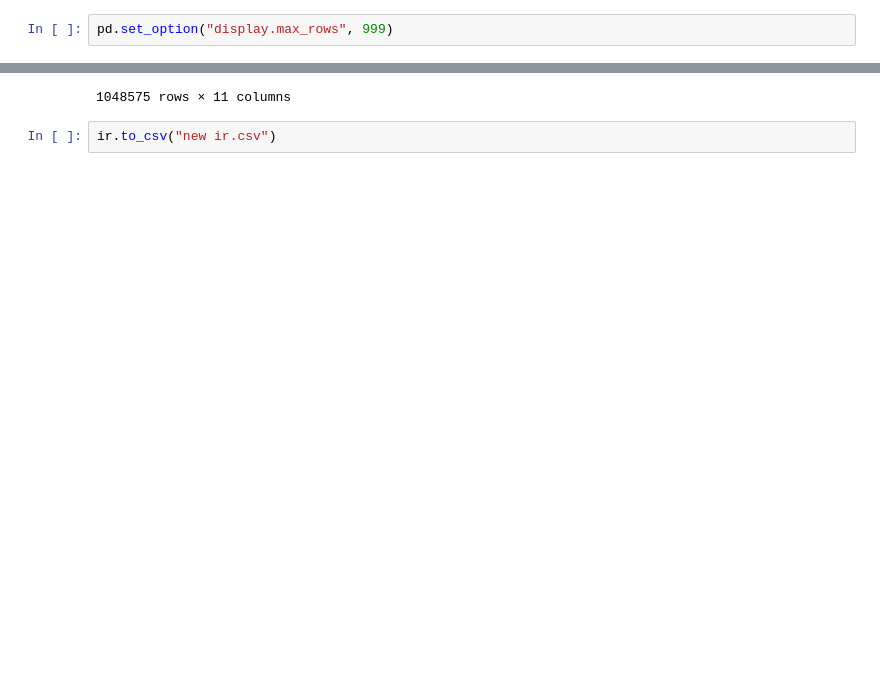
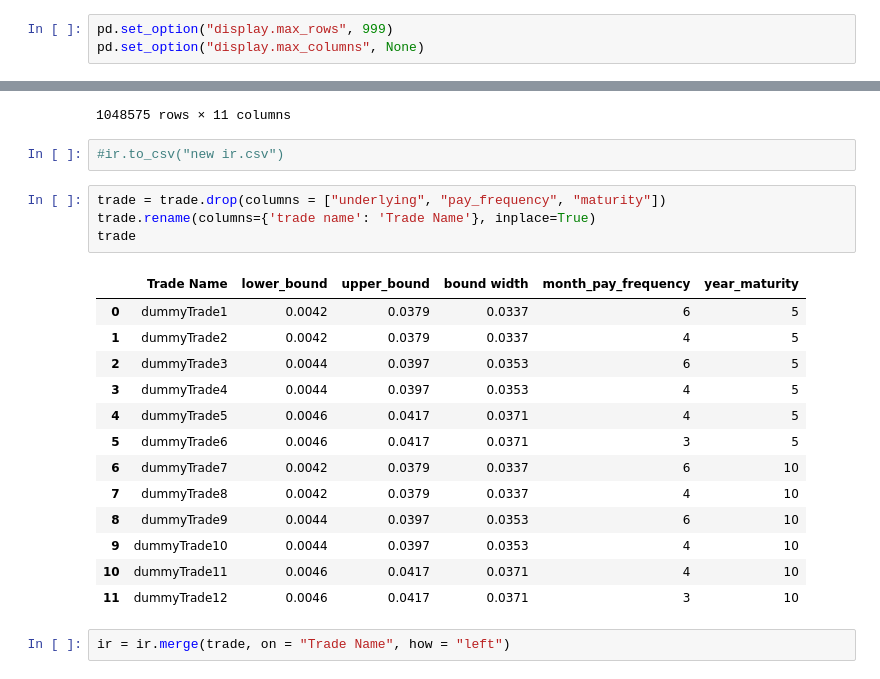
Before and after one commit to jacksonhk/UBS-data, a Jupyter notebook: preprocess.ipynb, the cells around one changed output, grey strips where cells are left out. Cells and saved outputs as stored; diff of their text form; blank space fills up the shorter version.

```diff
--- a/preprocess.ipynb
+++ b/preprocess.ipynb
@@ -4,6 +4,7 @@ import numpy as np
 import matplotlib.pyplot as plt
 # %%
 pd.set_option("display.max_rows", 999)
+pd.set_option("display.max_columns", None)
 # %%
 trade = pd.read_csv("../data/trade-information.csv")
 ir = pd.read_csv("../data/trade-price-ir-vegas.csv")
@@ -147,4 +148,24 @@ ir
 | 1048574 | 2/2/2023 | dummyTrade7 | USD | -25 | -640406.9245 | 15y | 2/2/2038 | ... |
 1048575 rows × 11 columns
 # %%
-ir.to_csv("new ir.csv")
+#ir.to_csv("new ir.csv")
+# %%
+trade = trade.drop(columns = ["underlying", "pay_frequency", "maturity"])
+trade.rename(columns={'trade name': 'Trade Name'}, inplace=True)
+trade
+# %% [output]
+|  | Trade Name | lower_bound | upper_bound | bound width | month_pay_frequency | year_maturity |
+| 0 | dummyTrade1 | 0.0042 | 0.0379 | 0.0337 | 6 | 5 |
+| 1 | dummyTrade2 | 0.0042 | 0.0379 | 0.0337 | 4 | 5 |
+| 2 | dummyTrade3 | 0.0044 | 0.0397 | 0.0353 | 6 | 5 |
+| 3 | dummyTrade4 | 0.0044 | 0.0397 | 0.0353 | 4 | 5 |
+| 4 | dummyTrade5 | 0.0046 | 0.0417 | 0.0371 | 4 | 5 |
+| 5 | dummyTrade6 | 0.0046 | 0.0417 | 0.0371 | 3 | 5 |
+| 6 | dummyTrade7 | 0.0042 | 0.0379 | 0.0337 | 6 | 10 |
+| 7 | dummyTrade8 | 0.0042 | 0.0379 | 0.0337 | 4 | 10 |
+| 8 | dummyTrade9 | 0.0044 | 0.0397 | 0.0353 | 6 | 10 |
+| 9 | dummyTrade10 | 0.0044 | 0.0397 | 0.0353 | 4 | 10 |
+| 10 | dummyTrade11 | 0.0046 | 0.0417 | 0.0371 | 4 | 10 |
+| 11 | dummyTrade12 | 0.0046 | 0.0417 | 0.0371 | 3 | 10 |
+# %%
+ir = ir.merge(trade, on = "Trade Name", how = "left")
```
Also changed, not shown: parts of 2 cells of this notebook.
